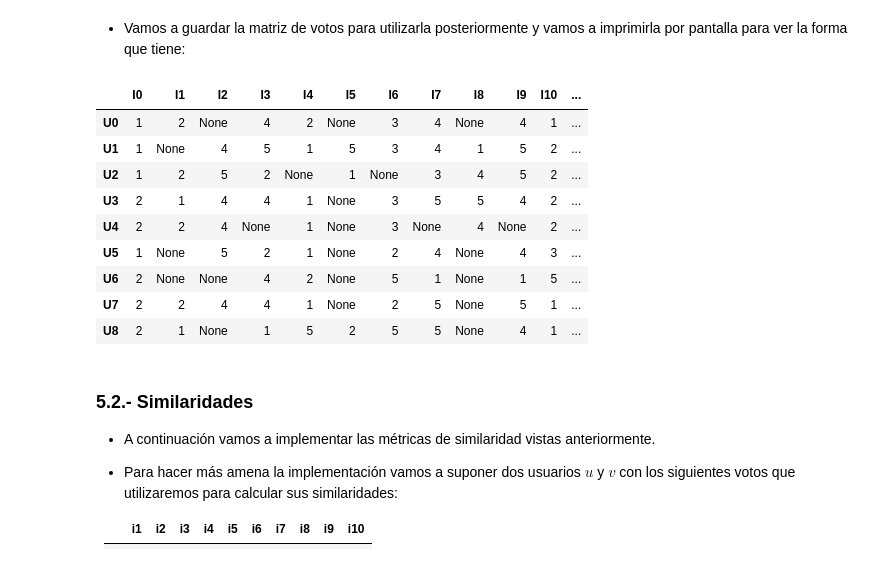
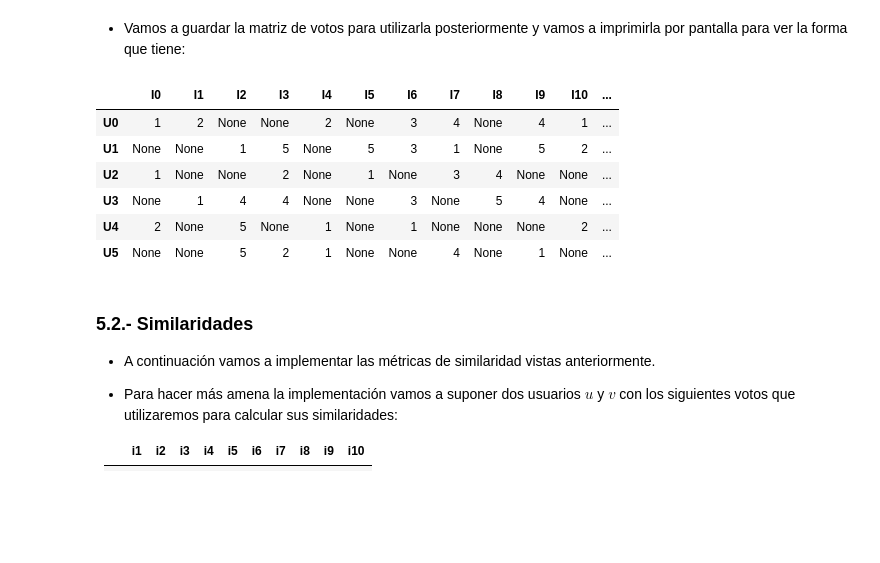
Before and after one commit to RicardoMoya/Recommender_Systems_-Python-, a Jupyter notebook: 3_1_1_Filtrado_Colaborativo_K_Nearest_Neighbors.ipynb, the cells around one changed output. Cells and saved outputs as stored; diff of their text form; code cells hidden in the pictures; blank space fills up the shorter version.

```diff
--- a/3_1_1_Filtrado_Colaborativo_K_Nearest_Neighbors.ipynb
+++ b/3_1_1_Filtrado_Colaborativo_K_Nearest_Neighbors.ipynb
@@ -302,8 +304,8 @@ $$\hat{r}_{u,i} = \bar{r}_{u} + \frac{ \sum_{n \in N_{u,i}} r_{n,i} - \bar{r}_n
 * Vamos a implementar una función que dado un fichero con la estructura '*id_user::id_movie::rating*' nos devuelva la matriz de votos (una lista de listas), donde es las filas encontramos a los usuarios y en las columnas las películas. La ausencia de voto se representará con un None.
 # %%
 # Definimos dos constantes con el número de usuarios e items
-NUM_USERS = 9
-NUM_ITEMS = 15
+NUM_USERS = 6
+NUM_ITEMS = 12
 
 def read_ratings_matrix(file):
     ratings = [[None for _ in range(NUM_ITEMS)] for _ in range(NUM_USERS)]
@@ -319,27 +321,29 @@ def read_ratings_matrix(file):
 # %%
 import numpy as np
 import pandas as pd
+import warnings
+
+from tqdm.notebook import tqdm
+
 pd.options.display.float_format = '{:,.2f}'.format
+warnings.filterwarnings("ignore")
 
 # Leemos el fichero y lo pasamos a una matriz (lista de listas)
-RATINGS_FILE = './data/db_prueba.txt'
+RATINGS_FILE = './data/db_prueba2.txt'
 ratings_matrix = read_ratings_matrix(file=RATINGS_FILE)
 
 # Mostramos la matriz de votos a modo informativo
 pd.DataFrame(data=np.array([np.array(xi) for xi in ratings_matrix]),
              index=["U{}".format(str(i)) for i in range(NUM_USERS)],
              columns=["I{}".format(str(i)) for i in range(NUM_ITEMS)])
 # %% [output]
 |  | I0 | I1 | I2 | I3 | I4 | I5 | I6 | I7 | I8 | I9 | I10 | ... |
-| U0 | 1 | 2 | None | 4 | 2 | None | 3 | 4 | None | 4 | 1 | ... |
-| U1 | 1 | None | 4 | 5 | 1 | 5 | 3 | 4 | 1 | 5 | 2 | ... |
-| U2 | 1 | 2 | 5 | 2 | None | 1 | None | 3 | 4 | 5 | 2 | ... |
-| U3 | 2 | 1 | 4 | 4 | 1 | None | 3 | 5 | 5 | 4 | 2 | ... |
-| U4 | 2 | 2 | 4 | None | 1 | None | 3 | None | 4 | None | 2 | ... |
-| U5 | 1 | None | 5 | 2 | 1 | None | 2 | 4 | None | 4 | 3 | ... |
-| U6 | 2 | None | None | 4 | 2 | None | 5 | 1 | None | 1 | 5 | ... |
-| U7 | 2 | 2 | 4 | 4 | 1 | None | 2 | 5 | None | 5 | 1 | ... |
-| U8 | 2 | 1 | None | 1 | 5 | 2 | 5 | 5 | None | 4 | 1 | ... |
+| U0 | 1 | 2 | None | None | 2 | None | 3 | 4 | None | 4 | 1 | ... |
+| U1 | None | None | 1 | 5 | None | 5 | 3 | 1 | None | 5 | 2 | ... |
+| U2 | 1 | None | None | 2 | None | 1 | None | 3 | 4 | None | None | ... |
+| U3 | None | 1 | 4 | 4 | None | None | 3 | None | 5 | 4 | None | ... |
+| U4 | 2 | None | 5 | None | 1 | None | 1 | None | None | None | 2 | ... |
+| U5 | None | None | 5 | 2 | 1 | None | None | 4 | None | 1 | None | ... |
 # %% [markdown]
 ### <a name="M52">5.2.- Similaridades</a>
 
```
Also changed, not shown: parts of 16 cells of this notebook, 4 other files.
